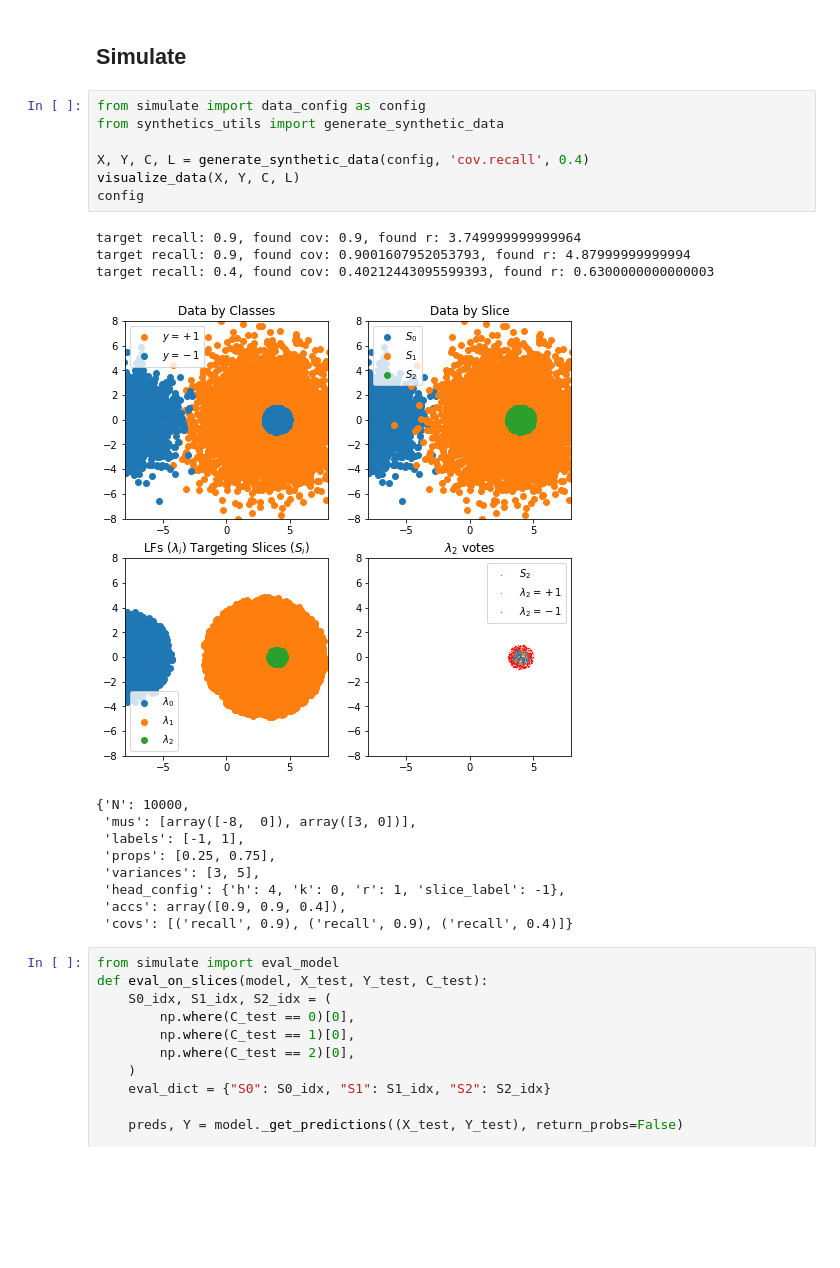
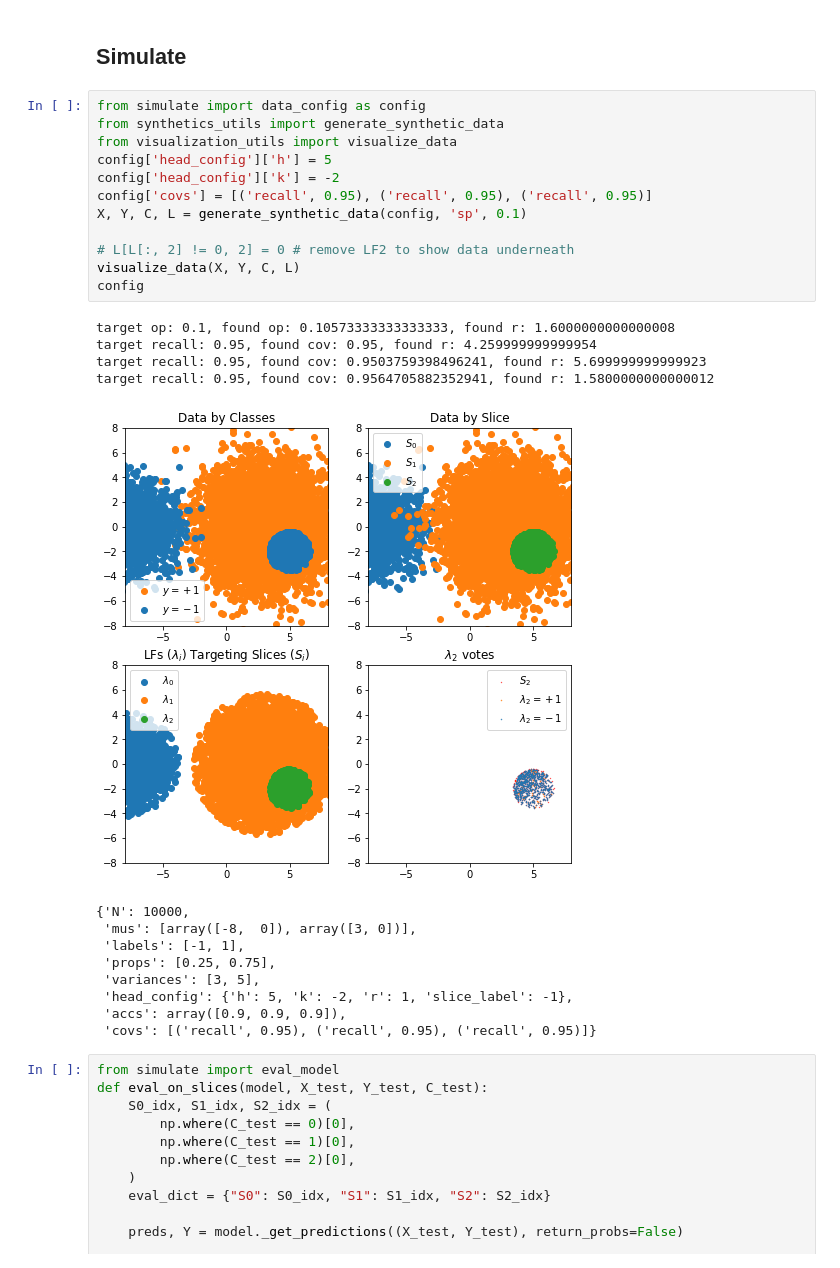
Before and after one commit to tsy935/metal, a Jupyter notebook: metal/contrib/slicing/synthetics/synthetics-sandbox.ipynb, the cells around one changed output. Cells and saved outputs as stored; diff of their text form; blank space fills up the shorter version.

```diff
--- a/metal/contrib/slicing/synthetics/synthetics-sandbox.ipynb
+++ b/metal/contrib/slicing/synthetics/synthetics-sandbox.ipynb
@@ -60,23 +18,29 @@ def visualize_data(X, Y, C, L):
 # %%
 from simulate import data_config as config
 from synthetics_utils import generate_synthetic_data
+from visualization_utils import visualize_data
+config['head_config']['h'] = 5
+config['head_config']['k'] = -2
+config['covs'] = [('recall', 0.95), ('recall', 0.95), ('recall', 0.95)]
+X, Y, C, L = generate_synthetic_data(config, 'sp', 0.1)
 
-X, Y, C, L = generate_synthetic_data(config, 'cov.recall', 0.4)
+# L[L[:, 2] != 0, 2] = 0 # remove LF2 to show data underneath
 visualize_data(X, Y, C, L)
 config
 # %% [output]
-target recall: 0.9, found cov: 0.9, found r: 3.749999999999964
-target recall: 0.9, found cov: 0.9001607952053793, found r: 4.87999999999994
-target recall: 0.4, found cov: 0.40212443095599393, found r: 0.6300000000000003
+target op: 0.1, found op: 0.10573333333333333, found r: 1.6000000000000008
+target recall: 0.95, found cov: 0.95, found r: 4.259999999999954
+target recall: 0.95, found cov: 0.9503759398496241, found r: 5.699999999999923
+target recall: 0.95, found cov: 0.9564705882352941, found r: 1.5800000000000012
-[figure, old version]
+[figure, new version]
 {'N': 10000,
  'mus': [array([-8,  0]), array([3, 0])],
  'labels': [-1, 1],
  'props': [0.25, 0.75],
  'variances': [3, 5],
- 'head_config': {'h': 4, 'k': 0, 'r': 1, 'slice_label': -1},
- 'accs': array([0.9, 0.9, 0.4]),
- 'covs': [('recall', 0.9), ('recall', 0.9), ('recall', 0.4)]}
+ 'head_config': {'h': 5, 'k': -2, 'r': 1, 'slice_label': -1},
+ 'accs': array([0.9, 0.9, 0.9]),
+ 'covs': [('recall', 0.95), ('recall', 0.95), ('recall', 0.95)]}
 # %%
 from simulate import eval_model
 def eval_on_slices(model, X_test, Y_test, C_test):
```
Also changed, not shown: parts of 14 cells of this notebook, 4 other files.
